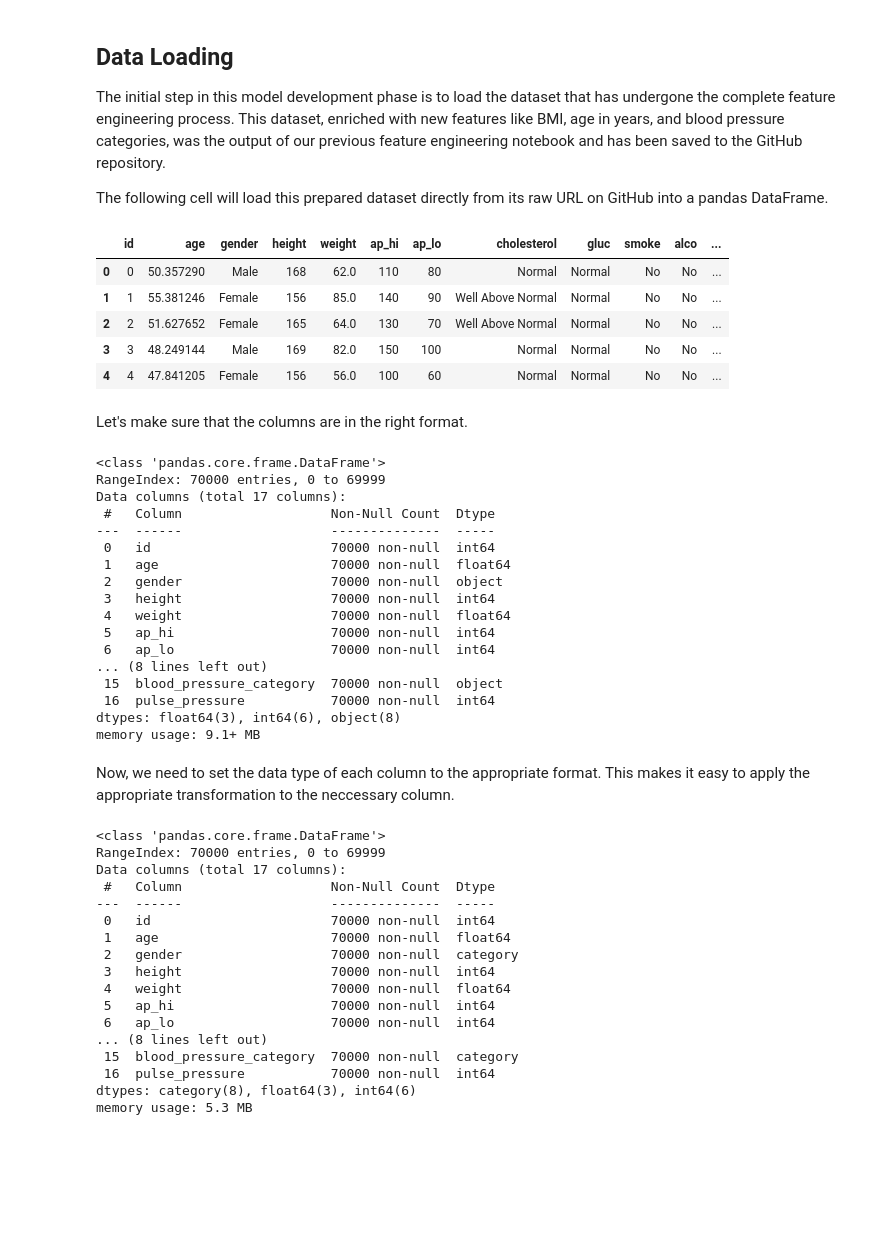
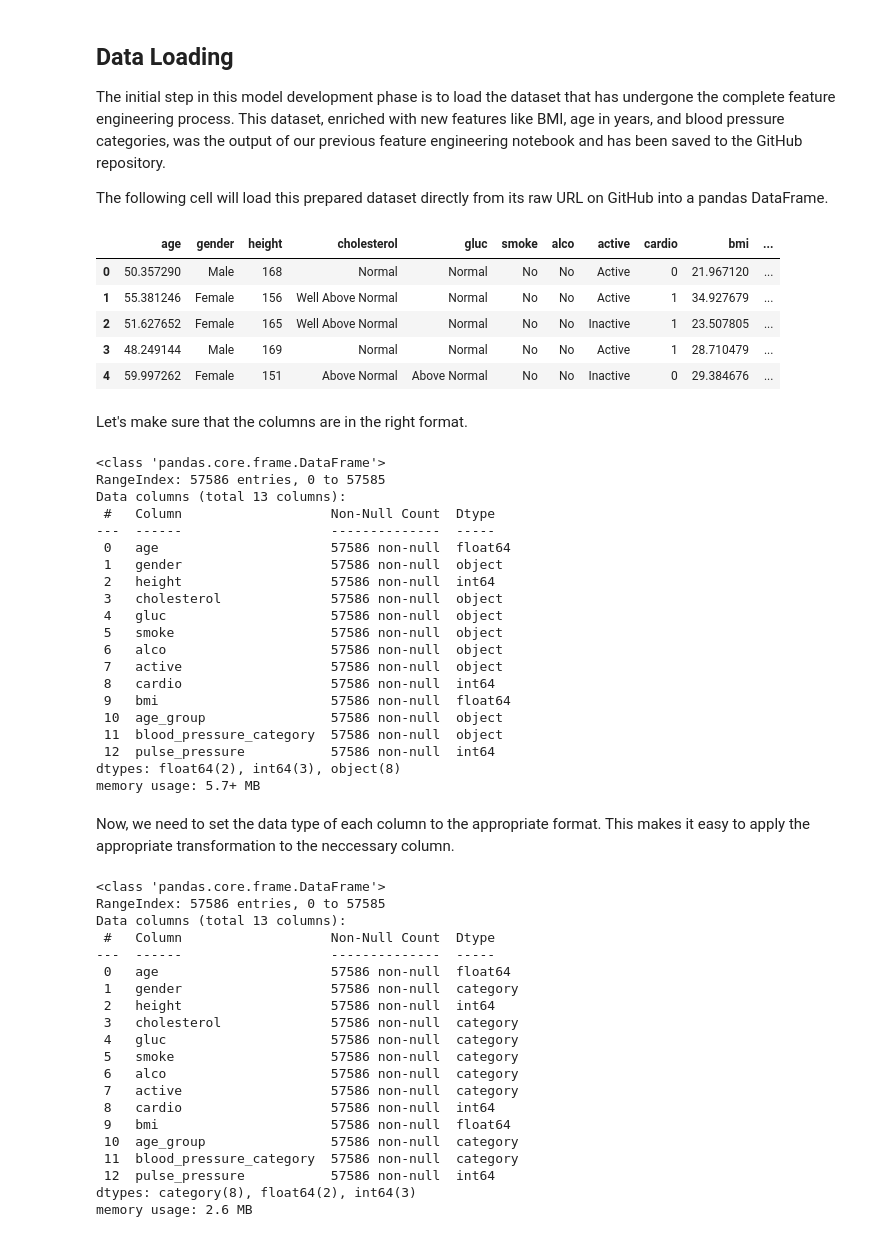
Before and after one commit to mobadara/cardiovascular-disease-risk-prediction, a Jupyter notebook: notebooks/model-training.ipynb, the cells around one changed output. Saved outputs shown, nothing was run; the diff lists cells and outputs as text; code cells hidden in the pictures; blank space fills up the shorter version.

```diff
--- a/notebooks/model-training.ipynb
+++ b/notebooks/model-training.ipynb
@@ -56,37 +58,40 @@ The initial step in this model development phase is to load the dataset that has
 
 The following cell will load this prepared dataset directly from its raw URL on GitHub into a pandas DataFrame.
 # %%
-df = pd.read_csv('https://raw.githubusercontent.com/mobadara/cardiovascular-disease-risk-prediction/main/data/cardio-engineered.csv')
+df = pd.read_csv('https://raw.githubusercontent.com/mobadara/cardiovascular-disease-risk-prediction/main/datasets/engineered.csv')
 df.head()
 # %% [output]
-|  | id | age | gender | height | weight | ap_hi | ap_lo | cholesterol | gluc | smoke | alco | ... |
-| 0 | 0 | 50.357290 | Male | 168 | 62.0 | 110 | 80 | Normal | Normal | No | No | ... |
-| 1 | 1 | 55.381246 | Female | 156 | 85.0 | 140 | 90 | Well Above Normal | Normal | No | No | ... |
-| 2 | 2 | 51.627652 | Female | 165 | 64.0 | 130 | 70 | Well Above Normal | Normal | No | No | ... |
-| 3 | 3 | 48.249144 | Male | 169 | 82.0 | 150 | 100 | Normal | Normal | No | No | ... |
-| 4 | 4 | 47.841205 | Female | 156 | 56.0 | 100 | 60 | Normal | Normal | No | No | ... |
+|  | age | gender | height | cholesterol | gluc | smoke | alco | active | cardio | bmi | ... |
+| 0 | 50.357290 | Male | 168 | Normal | Normal | No | No | Active | 0 | 21.967120 | ... |
+| 1 | 55.381246 | Female | 156 | Well Above Normal | Normal | No | No | Active | 1 | 34.927679 | ... |
+| 2 | 51.627652 | Female | 165 | Well Above Normal | Normal | No | No | Inactive | 1 | 23.507805 | ... |
+| 3 | 48.249144 | Male | 169 | Normal | Normal | No | No | Active | 1 | 28.710479 | ... |
+| 4 | 59.997262 | Female | 151 | Above Normal | Above Normal | No | No | Inactive | 0 | 29.384676 | ... |
 # %% [markdown]
 Let's make sure that the columns are in the right format.
 # %%
 df.info()
 # %% [output]
 <class 'pandas.core.frame.DataFrame'>
-RangeIndex: 70000 entries, 0 to 69999
-Data columns (total 17 columns):
+RangeIndex: 57586 entries, 0 to 57585
+Data columns (total 13 columns):
  #   Column                   Non-Null Count  Dtype
 ---  ------                   --------------  -----
- 0   id                       70000 non-null  int64
- 1   age                      70000 non-null  float64
- 2   gender                   70000 non-null  object
- 3   height                   70000 non-null  int64
- 4   weight                   70000 non-null  float64
- 5   ap_hi                    70000 non-null  int64
- 6   ap_lo                    70000 non-null  int64
-... (8 lines left out)
- 15  blood_pressure_category  70000 non-null  object
- 16  pulse_pressure           70000 non-null  int64
-dtypes: float64(3), int64(6), object(8)
-memory usage: 9.1+ MB
+ 0   age                      57586 non-null  float64
+ 1   gender                   57586 non-null  object
+ 2   height                   57586 non-null  int64
+ 3   cholesterol              57586 non-null  object
+ 4   gluc                     57586 non-null  object
+ 5   smoke                    57586 non-null  object
+ 6   alco                     57586 non-null  object
+ 7   active                   57586 non-null  object
+ 8   cardio                   57586 non-null  int64
+ 9   bmi                      57586 non-null  float64
+ 10  age_group                57586 non-null  object
+ 11  blood_pressure_category  57586 non-null  object
+ 12  pulse_pressure           57586 non-null  int64
+dtypes: float64(2), int64(3), object(8)
+memory usage: 5.7+ MB
 # %% [markdown]
 Now, we need to set the data type of each column to the appropriate format. This makes it easy to apply the appropriate transformation to the neccessary column.
 # %%
@@ -102,19 +107,22 @@ df['blood_pressure_category'] = df['blood_pressure_category'].astype('category')
 df.info()
 # %% [output]
 <class 'pandas.core.frame.DataFrame'>
-RangeIndex: 70000 entries, 0 to 69999
-Data columns (total 17 columns):
+RangeIndex: 57586 entries, 0 to 57585
+Data columns (total 13 columns):
  #   Column                   Non-Null Count  Dtype
 ---  ------                   --------------  -----
- 0   id                       70000 non-null  int64
- 1   age                      70000 non-null  float64
- 2   gender                   70000 non-null  category
- 3   height                   70000 non-null  int64
- 4   weight                   70000 non-null  float64
- 5   ap_hi                    70000 non-null  int64
- 6   ap_lo                    70000 non-null  int64
-... (8 lines left out)
- 15  blood_pressure_category  70000 non-null  category
- 16  pulse_pressure           70000 non-null  int64
-dtypes: category(8), float64(3), int64(6)
-memory usage: 5.3 MB
+ 0   age                      57586 non-null  float64
+ 1   gender                   57586 non-null  category
+ 2   height                   57586 non-null  int64
+ 3   cholesterol              57586 non-null  category
+ 4   gluc                     57586 non-null  category
+ 5   smoke                    57586 non-null  category
+ 6   alco                     57586 non-null  category
+ 7   active                   57586 non-null  category
+ 8   cardio                   57586 non-null  int64
+ 9   bmi                      57586 non-null  float64
+ 10  age_group                57586 non-null  category
+ 11  blood_pressure_category  57586 non-null  category
+ 12  pulse_pressure           57586 non-null  int64
+dtypes: category(8), float64(2), int64(3)
+memory usage: 2.6 MB
```
Also changed, not shown: parts of 14 cells of this notebook.
